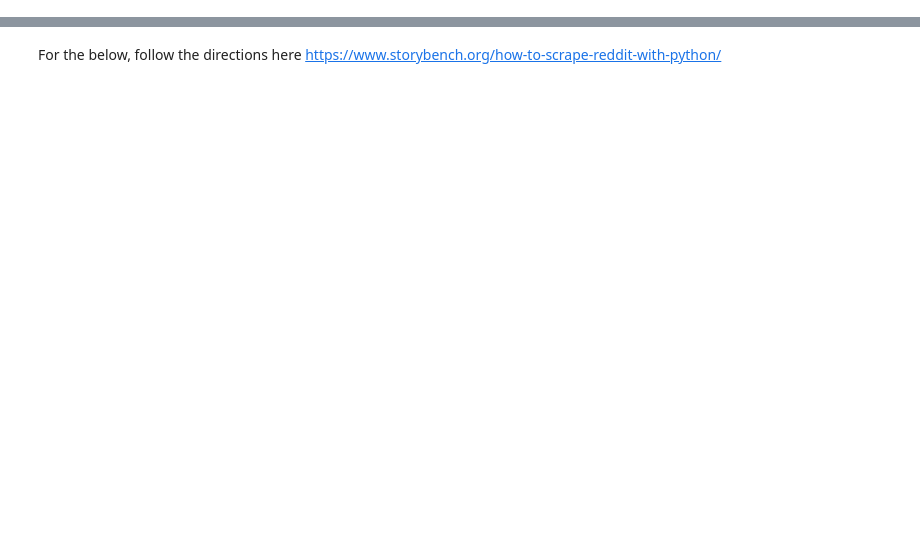
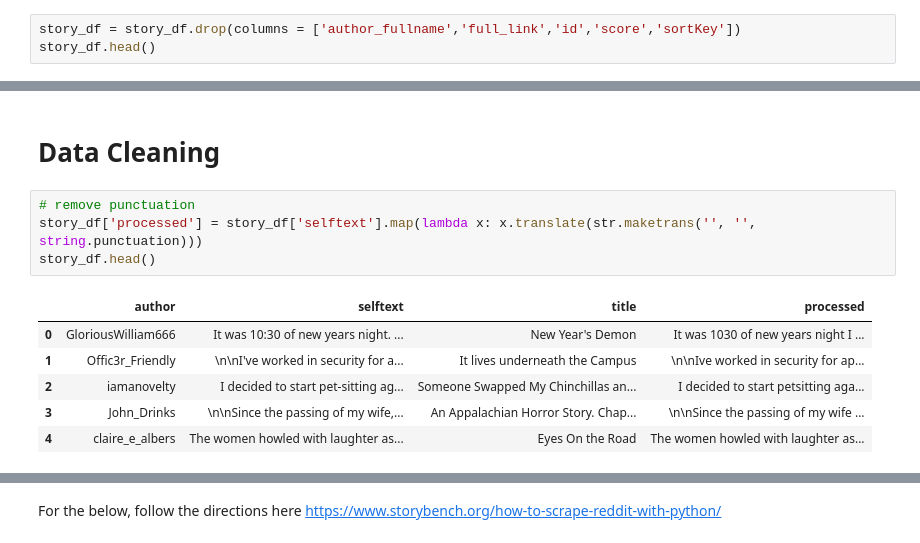
Before and after one commit to CSE6242TEAM135/Nosleep-Recommender-System, a Jupyter notebook: reddit_scraping.ipynb, the cells around one changed output, grey strips where cells are left out. Drawn from its saved outputs; the diff is of its cells as text; blank space fills up the shorter version.

```diff
--- a/reddit_scraping.ipynb
+++ b/reddit_scraping.ipynb
@@ -25,0 +99,3 @@ import matplotlib.pyplot as plt
+# %%
+story_df = story_df.drop(columns = ['author_fullname','full_link','id','score','sortKey'])
+story_df.head()
@@ -25,0 +109,13 @@ import matplotlib.pyplot as plt
+# %% [markdown]
+# Data Cleaning
+# %%
+# remove punctuation
+story_df['processed'] = story_df['selftext'].map(lambda x: x.translate(str.maketrans('', '', string.punctuation)))
+story_df.head()
+# %% [output]
+|  | author | selftext | title | processed |
+| 0 | GloriousWilliam666 | It was 10:30 of new years night. ... | New Year's Demon | It was 1030 of new years night I ... |
+| 1 | Offic3r_Friendly | \n\nI've worked in security for a... | It lives underneath the Campus | \n\nIve worked in security for ap... |
+| 2 | iamanovelty | I decided to start pet-sitting ag... | Someone Swapped My Chinchillas an... | I decided to start petsitting aga... |
+| 3 | John_Drinks | \n\nSince the passing of my wife,... | An Appalachian Horror Story. Chap... | \n\nSince the passing of my wife ... |
+| 4 | claire_e_albers | The women howled with laughter as... | Eyes On the Road | The women howled with laughter as... |
```
Also changed, not shown: parts of 50 cells of this notebook, 4 other files.
